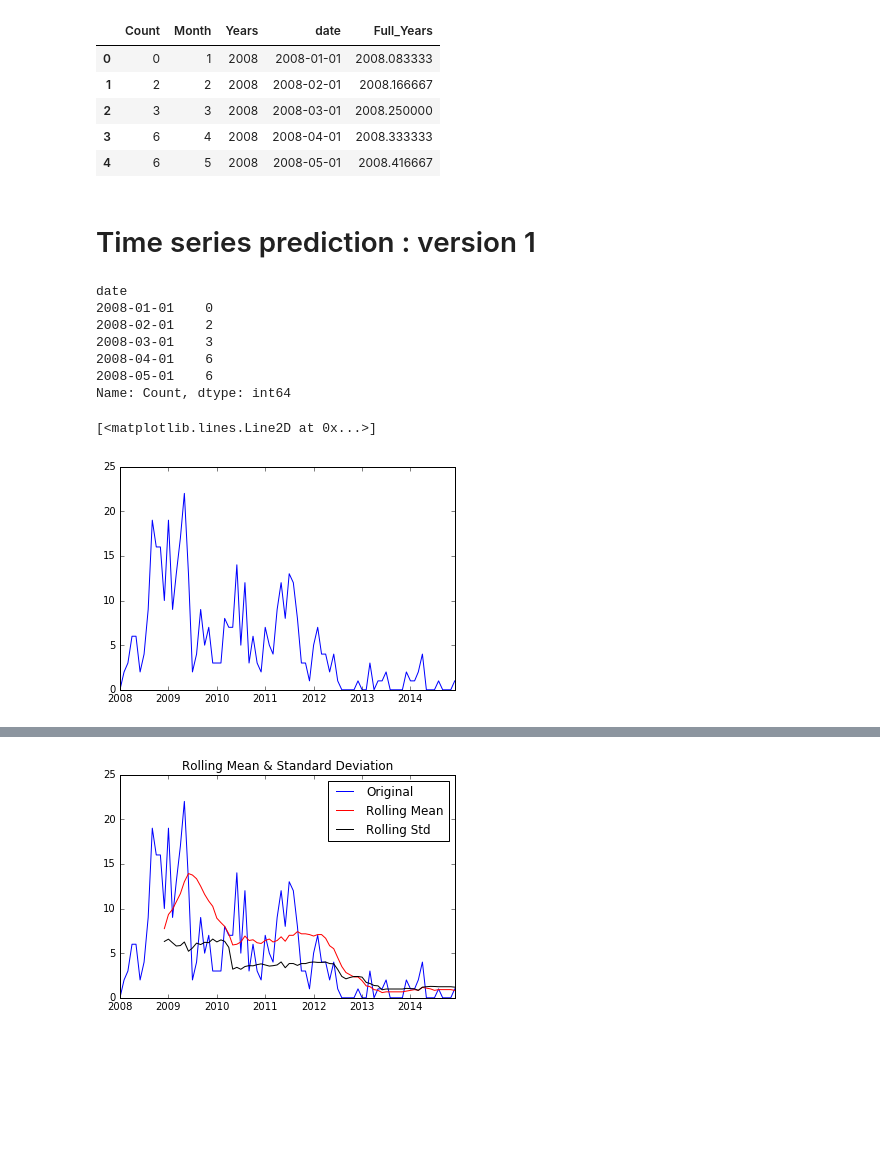
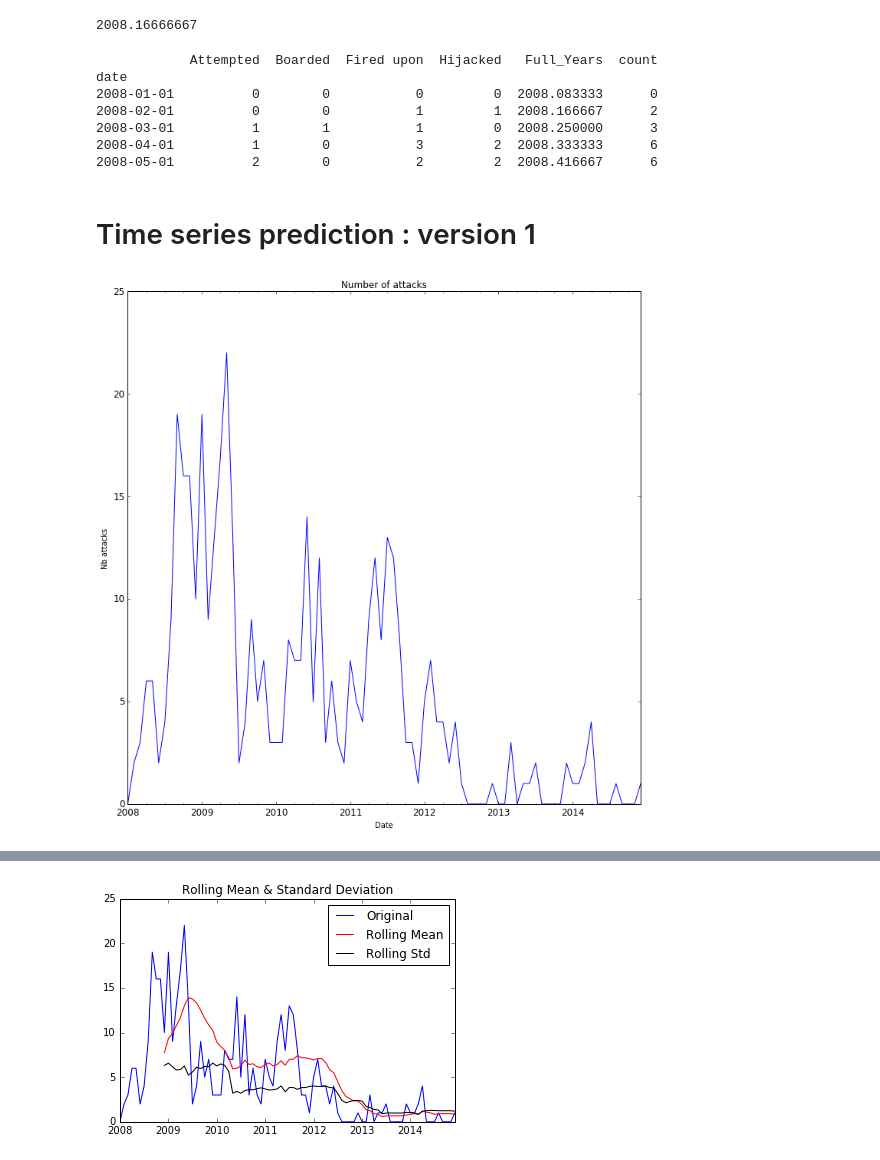
Before and after one commit to ifrebault/PiracyAttackPrediction, a Jupyter notebook: Machine_learning/ML.prediction.global.ipynb, the cells around one changed output, grey strips where cells are left out. Saved outputs shown, nothing was run; the diff lists cells and outputs as text; code cells hidden in the pictures; blank space fills up the shorter version.

```diff
--- a/Machine_learning/ML.prediction.global.ipynb
+++ b/Machine_learning/ML.prediction.global.ipynb
@@ -17,34 +17,49 @@ from sklearn.preprocessing import PolynomialFeatures
 from sklearn.pipeline import make_pipeline
 import matplotlib.pyplot as plt
 import matplotlib
+# %%
+def getfullYears(date):
+    date=str(date)
+    return int(date.split("-")[0])+(float(date.split("-")[1])/12)
+
+print getfullYears('2008-02-01')
+# %% [output]
+2008.16666667
 # %%
 df = pd.read_csv('../data/aden_golfe_matrix_global.csv',sep=';')
 df.head()
 listDate = df.apply(lambda row: datetime.datetime.strptime(row['date'], "%Y-%m-%d"), axis=1)
 df['date']=listDate
-df['Full_Years'] = df.apply(lambda row: row['Years']+(row['Month']/12), axis=1)
-df.head()
+df['Full_Years'] = df.apply(lambda row: getfullYears(row['date']), axis=1)
+df['count'] = df.apply(lambda row: row['Attempted']+row['Boarded']+row['Fired upon']+row['Hijacked'], axis=1)
+df=df.set_index('date')
+print df.head()
+
+df_global=df['count']
+df_type=df[['Attempted' , 'Boarded' , 'Fired upon' , 'Hijacked']]
 # %% [output]
-|  | Count | Month | Years | date | Full_Years |
-| 0 | 0 | 1 | 2008 | 2008-01-01 | 2008.083333 |
-| 1 | 2 | 2 | 2008 | 2008-02-01 | 2008.166667 |
-| 2 | 3 | 3 | 2008 | 2008-03-01 | 2008.250000 |
-| 3 | 6 | 4 | 2008 | 2008-04-01 | 2008.333333 |
-| 4 | 6 | 5 | 2008 | 2008-05-01 | 2008.416667 |
+            Attempted  Boarded  Fired upon  Hijacked   Full_Years  count
+date
+2008-01-01          0        0           0         0  2008.083333      0
+2008-02-01          0        0           1         1  2008.166667      2
+2008-03-01          1        1           1         0  2008.250000      3
+2008-04-01          1        0           3         2  2008.333333      6
+2008-05-01          2        0           2         2  2008.416667      6
 # %% [markdown]
 # Time series prediction : version 1
-# %%
-df2=df.set_index('date')
-ts = df2['Count']
-print ts.head(5)
-plt.plot(ts)
-# %% [output]
-date
-2008-01-01    0
-2008-02-01    2
-2008-03-01    3
-2008-04-01    6
-2008-05-01    6
-Name: Count, dtype: int64
-[<matplotlib.lines.Line2D at 0x...>]
-[figure, removed]
+# %%
+def sub_plot_data(df, title="Number of attacks"):
+    """Plot stock prices with a custom title and meaningful axis labels."""
+    ax = df.plot(subplots=True,title=title, fontsize=12,figsize=(12,12))
+    plt.show()
+
+def plot_data(df, title="Number of attacks"):
+    """Plot stock prices with a custom title and meaningful axis labels."""
+    ax = df.plot(title=title, fontsize=12,figsize=(12,12))
+    ax.set_xlabel("Date")
+    ax.set_ylabel("Nb attacks")
+    plt.show()
+# %%
+plot_data(df_global)
+# %% [output]
+[figure, added]
```
Also changed, not shown: parts of 25 cells of this notebook, 3 other files.
